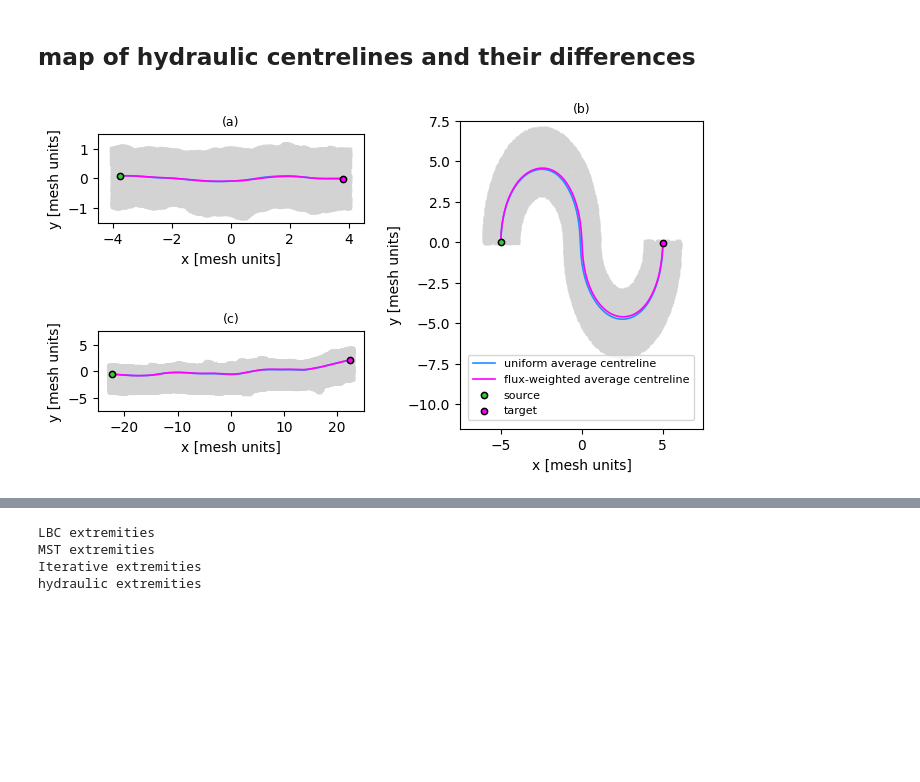
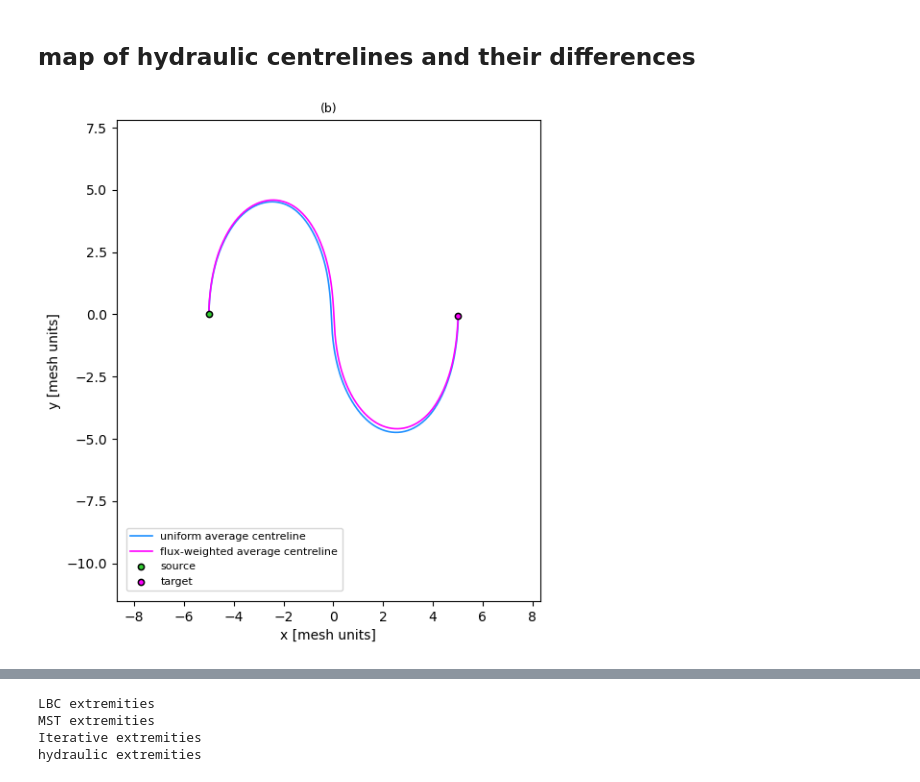
Before and after one commit to ERC-Karst/pc-centrelines, a Jupyter notebook: notebooks/6_compute_centreline_distances.ipynb, the cells around one changed output, grey strips where cells are left out. Drawn from its saved outputs; the diff is of its cells as text; code cells hidden in the pictures; blank space fills up the shorter version.

Commit message:
relocate the conduit map

```diff
--- a/notebooks/6_compute_centreline_distances.ipynb
+++ b/notebooks/6_compute_centreline_distances.ipynb
@@ -34,7 +25,7 @@ conduit_map = {
 list_lbc_ct = []
 
 for k, (conduit_id, conduit_name) in enumerate(conduit_map.items()):
-    lbc_ct_fp = f"../data/{conduit_id}_{conduit_name}/lbc/{conduit_name}_centreline.txt"
+    lbc_ct_fp = f"{datapath}/{conduit_id}_{conduit_name}/lbc/{conduit_name}_centreline.txt"
     lbc_ct = np.loadtxt(lbc_ct_fp)
     P1 = lbc_ct[0]
     P2 = lbc_ct[-1]
@@ -48,12 +37,12 @@ list_mst_ct = []
 for k, (conduit_id, conduit_name) in enumerate(conduit_map.items()):
     delta = 100
 
-    mst_ct_fp = f"../temp/{conduit_id}_{conduit_name}/mst/{conduit_name}_{delta}_centerspline-simplified.txt"
+    mst_ct_fp = f"{datapath}/{conduit_id}_{conduit_name}/mst/{conduit_name}_{delta}_centerspline-simplified.txt"
 
     try:
         mst_ct = np.loadtxt(mst_ct_fp)
     except FileNotFoundError:
-        mst_ct = np.loadtxt(f"../temp/{conduit_id}_{conduit_name}/mst/{conduit_name}_{delta}_centerspline-direct.txt")
+        mst_ct = np.loadtxt(f"{datapath}/{conduit_id}_{conduit_name}/mst/{conduit_name}_{delta}_centerspline-direct.txt")
     P1 = mst_ct[0]
     P2 = mst_ct[-1]
 
@@ -64,8 +53,8 @@ list_iter_ct = []
 list_iter_norm = []
 
 for k, (conduit_id, conduit_name) in enumerate(conduit_map.items()):
-    iter_ct_fp = f"../temp/{conduit_id}_{conduit_name}/iterative/{conduit_name}_centreline.txt"
-    iter_norm_fp = f"../temp/{conduit_id}_{conduit_name}/iterative/{conduit_name}_vectors.txt"
+    iter_ct_fp = f"{datapath}/{conduit_id}_{conduit_name}/iterative/{conduit_name}_centreline.txt"
+    iter_norm_fp = f"{datapath}/{conduit_id}_{conduit_name}/iterative/{conduit_name}_vectors.txt"
 
     iter_ct = np.loadtxt(iter_ct_fp)
     iter_norm = np.loadtxt(iter_norm_fp)
@@ -80,8 +69,8 @@ for k, (conduit_id, conduit_name) in enumerate(conduit_map.items()):
 list_hydraulic_ct = []
 
 for k, (conduit_id, conduit_name) in enumerate(conduit_map.items()):
-    hydraulic_ct_fp = f"../temp/{conduit_id}_{conduit_name}/hydraulic/uniform_rescaled.csv"
-    hydraulic_ct_fp2 = f"../temp/{conduit_id}_{conduit_name}/hydraulic/flux_rescaled.csv"
+    hydraulic_ct_fp = f"{datapath}/{conduit_id}_{conduit_name}/hydraulic/uniform_rescaled.csv"
+    hydraulic_ct_fp2 = f"{datapath}/{conduit_id}_{conduit_name}/hydraulic/flux_rescaled.csv"
 
     hydraulic_ct1 = np.loadtxt(hydraulic_ct_fp, skiprows =0, delimiter=" ")
     hydraulic_ct2 = np.loadtxt(hydraulic_ct_fp2, skiprows =0, delimiter=" ")
@@ -256,59 +227,31 @@ for k, (conduit_id, conduit_name) in enumerate(conduit_map.items()):
     list_meshes.append(mesh.Mesh.from_file(mesh_fp))
     list_meshes_fp.append(mesh_fp)
 # %%
-fig = plt.figure( figsize = (8, 5))
+fig = plt.figure( figsize = (6.5, 6.5))
 
 gs = GridSpec(nrows=100, ncols=100)
 
-# plan view of rough passage.
-ax = fig.add_subplot(gs[:50, :43])
-ax.scatter(*list_meshes[3][::50, [0, 1]].T,  **mesh_kwargs)
-ax.plot(*list_hydraulic_ct[3][0][:, [0, 1]].T, **ct_2_kwargs, label ="uniform average centreline")
-ax.plot(*list_hydraulic_ct[3][-1][:, [0, 1]].T, **ct_1_kwargs, label ="flux-weighted average centreline")
-ax.scatter(*list_hydraulic_ct[3][-1][0, [0, 1]], **start_kwargs)
-ax.scatter(*list_hydraulic_ct[3][-1][-1, [0, 1]], **end_kwargs)
-
-ax.set_aspect("equal")
-ax.set_xlabel("x [mesh units]")
-ax.set_ylabel("y [mesh units]")
-ax.set_xlim(-4.51, 4.51)
-ax.set_ylim(-1.5, 1.5)
-ax.set_title("(a)", fontsize = 9)
 
 # plan view of highly sinuous passage.
-ax = fig.add_subplot(gs[10:-10,56:])
-ax.scatter(*list_meshes[5][::50, [0, 1]].T,  **mesh_kwargs)
+ax = fig.add_subplot(gs[:,:])
+#ax.scatter(*list_meshes[5][::20, [0, 1]].T,  **mesh_kwargs)
 ax.plot(*list_hydraulic_ct[5][0][:, [0, 1]].T, **ct_2_kwargs, label ="uniform average centreline")
 ax.plot(*list_hydraulic_ct[5][-1][:, [0, 1]].T, **ct_1_kwargs, label ="flux-weighted average centreline")
 ax.set_title("(b)", fontsize = 9)
 ax.scatter(*list_hydraulic_ct[5][-1][0, [0, 1]], **start_kwargs)
 ax.scatter(*list_hydraulic_ct[5][-1][-1, [0, 1]], **end_kwargs)
 ax.legend(loc = "lower left", bbox_to_anchor= (0.01, 0.01), fontsize = 8)
 
 ax.set_aspect("equal")
 ax.set_xlabel("x [mesh units]")
 ax.set_ylabel("y [mesh units]")
-ax.set_xlim(-7.51, 7.51)
-ax.set_ylim(-11.51, 7.51)
+ax.set_xlim(-8.7, 8.3)
+ax.set_ylim(-11.51, 7.8)
 
-# plan view of a real cave
-ax = fig.add_subplot(gs[50:, :43])
-
-ax.scatter(*list_meshes[8][::50, [0, 1]].T,  **mesh_kwargs)
-ax.plot(*list_hydraulic_ct[8][0][:, [0, 1]].T, **ct_2_kwargs, label ="uniform average centreline")
-ax.plot(*list_hydraulic_ct[8][-1][:, [0, 1]].T, **ct_1_kwargs, label ="flux-weighted average centreline")
-ax.set_title("(c)", fontsize = 9)
-ax.scatter(*list_hydraulic_ct[8][-1][0, [0, 1]], **start_kwargs)
-ax.scatter(*list_hydraulic_ct[8][-1][-1, [0, 1]], **end_kwargs)
-
-ax.set_aspect("equal")
-ax.set_xlabel("x [mesh units]")
-ax.set_ylabel("y [mesh units]")
-ax.set_ylim(-7.51, 7.51)
 
 plt.tight_layout()
-plt.savefig("../temp/figures/demonstration-hydraulic.png", dpi = 300)
-plt.savefig("../temp/figures/demonstration-hydraulic.pdf")
+plt.savefig(f"{datapath}/figures/demonstration-hydraulic-sinuous.png", dpi = 300)
+plt.savefig(f"{datapath}/figures/demonstration-hydraulic-sinuous.pdf")
 plt.show()
 # %% [output]
-[figure, old version]
+[figure, new version]
```
Also changed, not shown: parts of 9 cells of this notebook.
